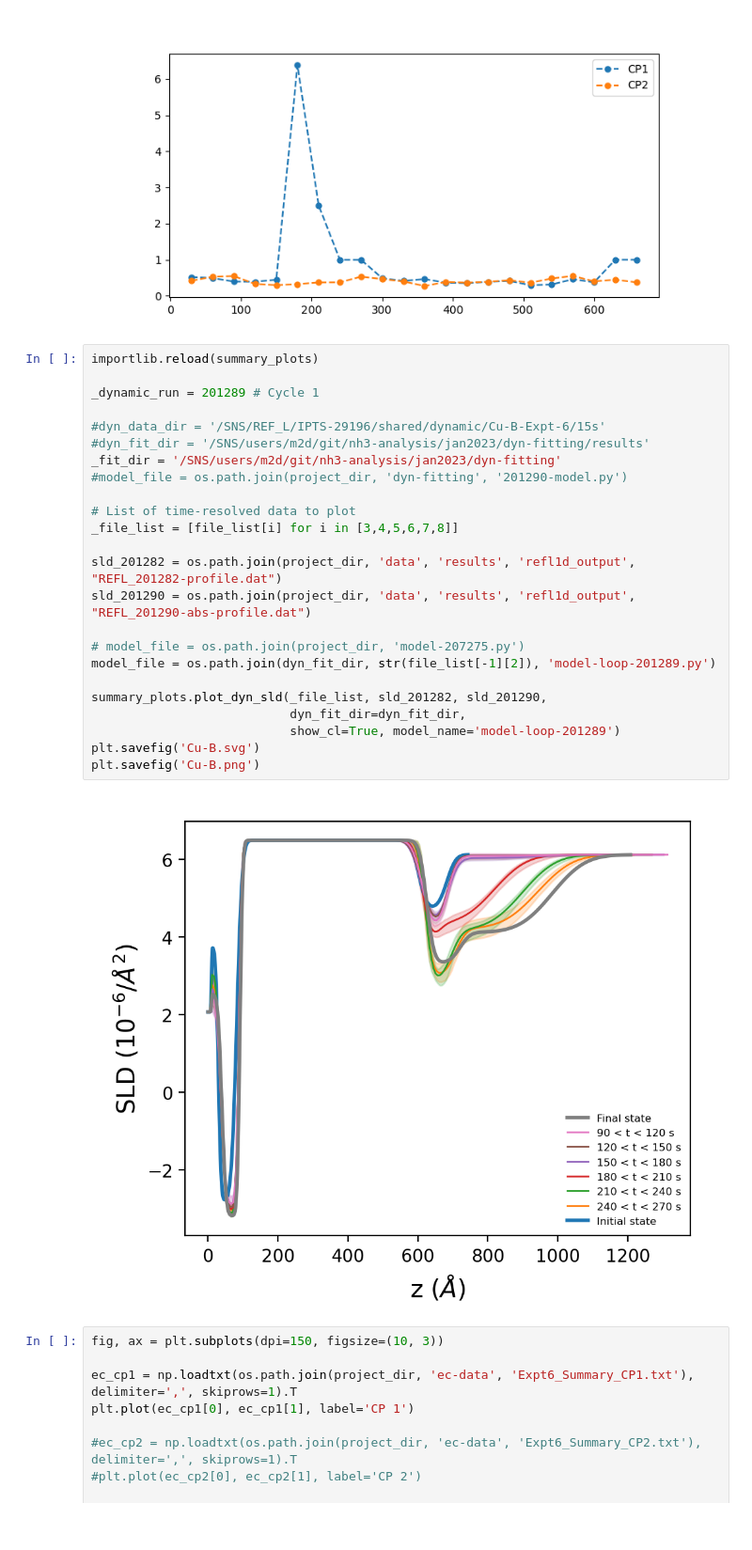
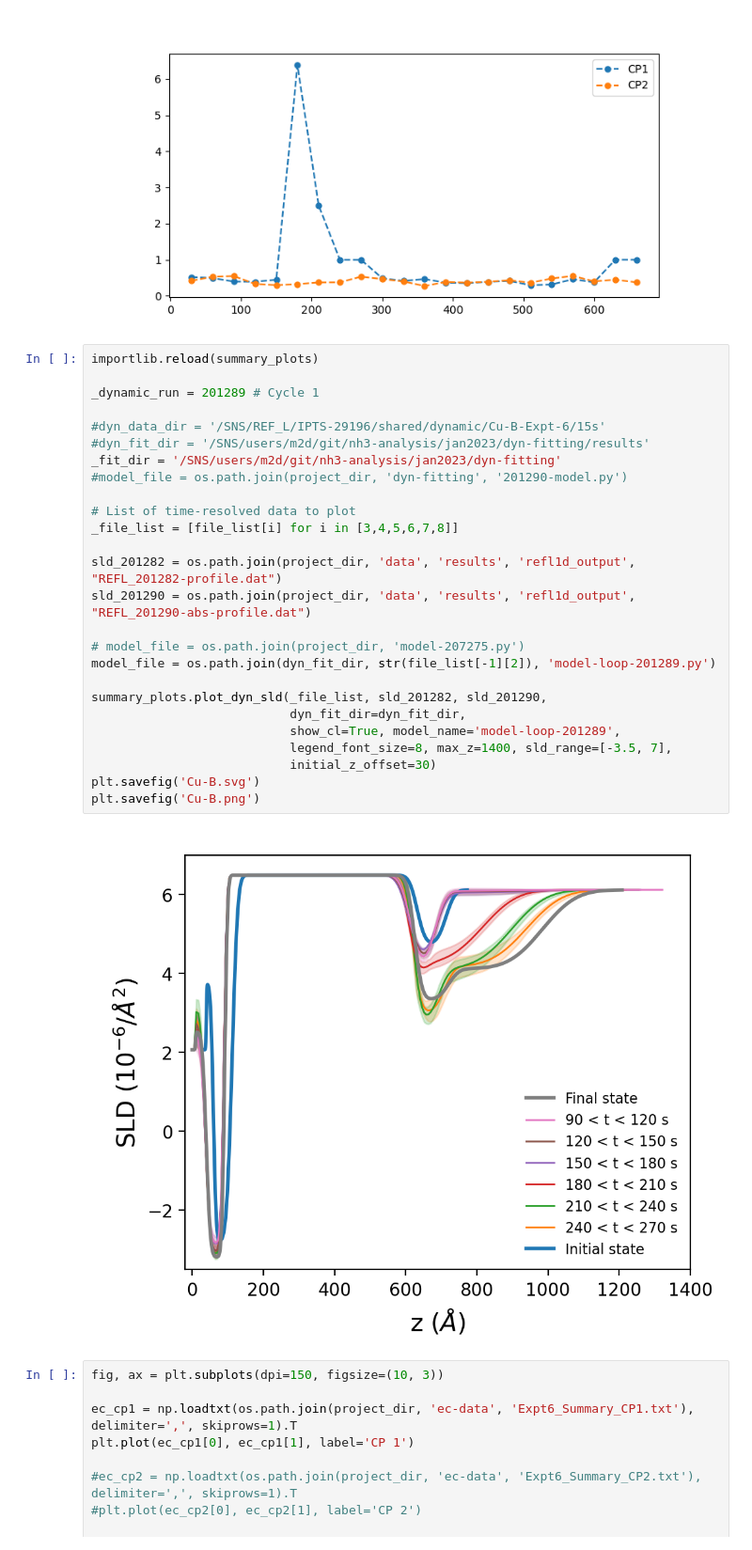
Before and after one commit to mdoucet/nh3-analysis, a Jupyter notebook: jan2023/notebooks/summary-Cu-B.ipynb, the cells around one changed output. Shown at 94% size. Saved outputs shown, nothing was run; the diff lists cells and outputs as text.

```diff
--- a/jan2023/notebooks/summary-Cu-B.ipynb
+++ b/jan2023/notebooks/summary-Cu-B.ipynb
@@ -172,29 +172,31 @@ plt.legend()
 # %%
 importlib.reload(summary_plots)
 
 _dynamic_run = 201289 # Cycle 1
 
 #dyn_data_dir = '/SNS/REF_L/IPTS-29196/shared/dynamic/Cu-B-Expt-6/15s'
 #dyn_fit_dir = '/SNS/users/m2d/git/nh3-analysis/jan2023/dyn-fitting/results'
 _fit_dir = '/SNS/users/m2d/git/nh3-analysis/jan2023/dyn-fitting'
 #model_file = os.path.join(project_dir, 'dyn-fitting', '201290-model.py')
 
 # List of time-resolved data to plot
 _file_list = [file_list[i] for i in [3,4,5,6,7,8]]
 
 sld_201282 = os.path.join(project_dir, 'data', 'results', 'refl1d_output', "REFL_201282-profile.dat")
 sld_201290 = os.path.join(project_dir, 'data', 'results', 'refl1d_output', "REFL_201290-abs-profile.dat")
 
 # model_file = os.path.join(project_dir, 'model-207275.py')
 model_file = os.path.join(dyn_fit_dir, str(file_list[-1][2]), 'model-loop-201289.py')
 
 summary_plots.plot_dyn_sld(_file_list, sld_201282, sld_201290,
                            dyn_fit_dir=dyn_fit_dir,
-                           show_cl=True, model_name='model-loop-201289')
+                           show_cl=True, model_name='model-loop-201289',
+                           legend_font_size=8, max_z=1400, sld_range=[-3.5, 7],
+                           initial_z_offset=30)
 plt.savefig('Cu-B.svg')
 plt.savefig('Cu-B.png')
 # %% [output]
-[figure, old version]
+[figure, new version]
 # %%
 fig, ax = plt.subplots(dpi=150, figsize=(10, 3))
 
```
Also changed, not shown: parts of 2 cells of this notebook, 11 other files.
